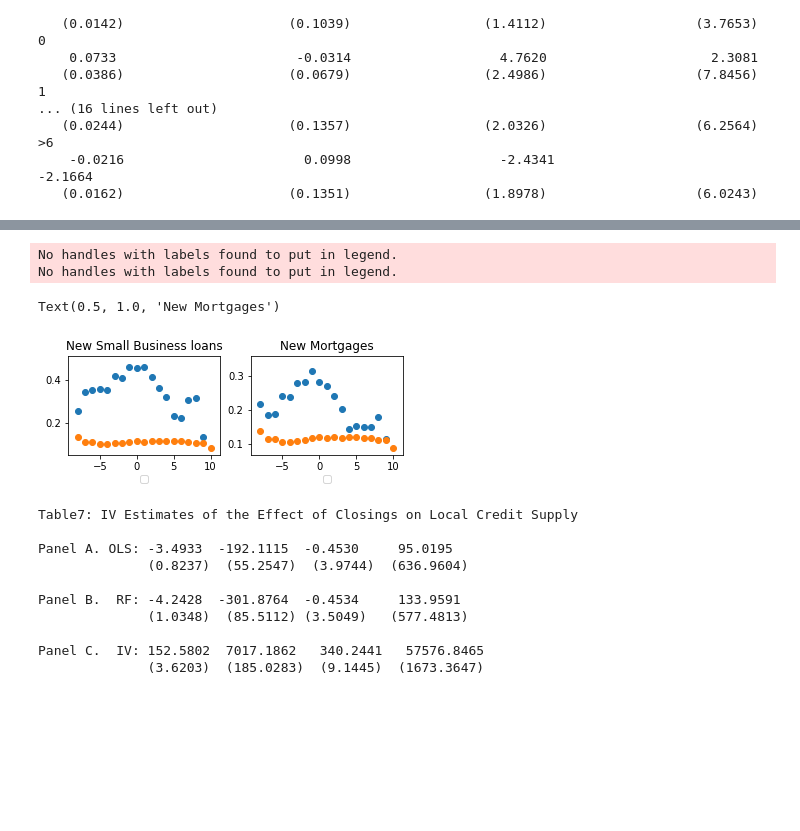
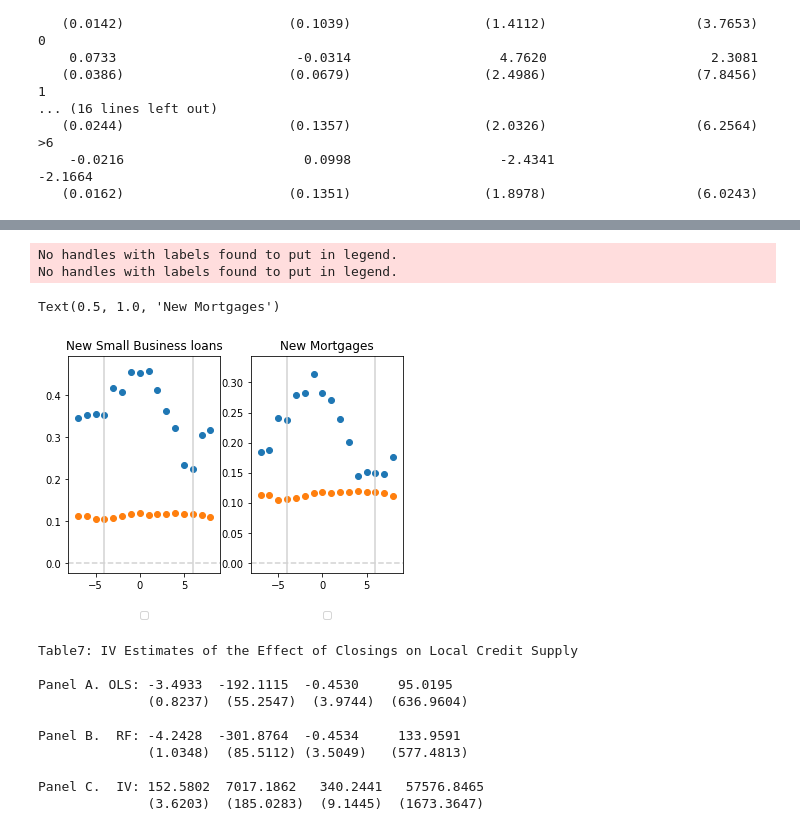
Before and after one commit to fbalensiefer/Python_SimulationStudy, a Jupyter notebook: fbalensiefer.ipynb, the cells around one changed output, grey strips where cells are left out. Drawn from its saved outputs; the diff is of its cells as text; code cells hidden in the pictures; blank space fills up the shorter version.

```diff
--- a/fbalensiefer.ipynb
+++ b/fbalensiefer.ipynb
@@ -303,47 +317,55 @@ df = pd.read_stata('data/replication_input.dta')
 df.drop_duplicates(keep='first', inplace=True)
 df=df.assign(event_year=lambda df:df.year-df.yr_approve)
 index=list(df)
-dfmean = pd.DataFrame(columns=range(-8, 10), index=index)
+dfmean = pd.DataFrame(columns=range(-7, 9), index=index)
 #df['NumSBL_Rev1']=(df['NumSBL_Rev1']-df['NumSBL_Rev1'].mean())/df['NumSBL_Rev1'].std()
 df['NumSBL_Rev1']=(df['NumSBL_Rev1']-df['NumSBL_Rev1'].min())/(df['NumSBL_Rev1'].max()-df['NumSBL_Rev1'].min())
 df['totalbranches']=(df['totalbranches']-df['totalbranches'].min())/(df['totalbranches'].max()-df['totalbranches'].min())
-for i in range(-8, 11):
+for i in range(-7, 9):
     dfmean[i]=df.loc[(df['event_year']==i) & df['overlap']==1].mean()
 dfmean=dfmean.T
 mean=dfmean['NumSBL_Rev1']
-plt.subplot(2,2,1)
+plt.subplot(1,2,1)
+plt.axhline(y=0.0, color='lightgrey', linestyle='--')
+plt.axvline(x=0.0, color='lightgrey', linestyle='--')
+plt.axvline(x=-4.0, color='lightgrey', linestyle='-')
+plt.axvline(x=6.0, color='lightgrey', linestyle='-')
 plt.scatter(mean.index, mean)
-plt.subplot(2,2,1)
+plt.subplot(1,2,1)
 plt.scatter(mean.index, dfmean['totalbranches'])
 plt.legend(loc='upper center', bbox_to_anchor=(0.5, -0.15))
 plt.title('New Small Business loans')
 #plt.show()
 
 ## Mortgages
 df = pd.read_stata('data/replication_input.dta')
 df.drop_duplicates(keep='first', inplace=True)
 df=df.assign(event_year=lambda df:df.year-df.yr_approve)
 index=list(df)
-dfmean = pd.DataFrame(columns=range(-8, 10), index=index)
+dfmean = pd.DataFrame(columns=range(-7, 9), index=index)
 #df['total_origin']=(df['total_origin']-df['total_origin'].mean())/df['total_origin'].std()
 df['total_origin']=(df['total_origin']-df['total_origin'].min())/(df['total_origin'].max()-df['total_origin'].min())
 df['totalbranches']=(df['totalbranches']-df['totalbranches'].min())/(df['totalbranches'].max()-df['totalbranches'].min())
-for i in range(-8, 11):
+for i in range(-7, 9):
     dfmean[i]=df.loc[(df['event_year']==i) & df['overlap']==1].mean()
 dfmean=dfmean.T
 mean=dfmean['total_origin']
-plt.subplot(2,2,2)
+plt.subplot(1,2,2)
+plt.axhline(y=0.0, color='lightgrey', linestyle='--')
+plt.axvline(x=0.0, color='lightgrey', linestyle='--')
+plt.axvline(x=-4.0, color='lightgrey', linestyle='-')
+plt.axvline(x=6.0, color='lightgrey', linestyle='-')
 plt.scatter(mean.index, mean)
-plt.subplot(2,2,2)
+plt.subplot(1,2,2)
 plt.scatter(mean.index, dfmean['totalbranches'])
 plt.legend(loc='upper center', bbox_to_anchor=(0.5, -0.15))
 plt.title('New Mortgages')
 #plt.show()
 # %% [output]
 No handles with labels found to put in legend.
 No handles with labels found to put in legend.
 Text(0.5, 1.0, 'New Mortgages')
-[figure, old version]
+[figure, new version]
 # %%
 # Table 7: IV-Estimates of the effect of closings an local credit supply
 # load and prepare data
```
Also changed, not shown: parts of 3 cells of this notebook, 1 other file.
